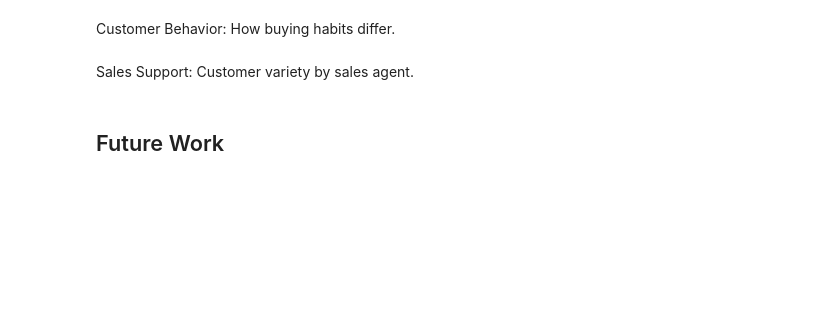
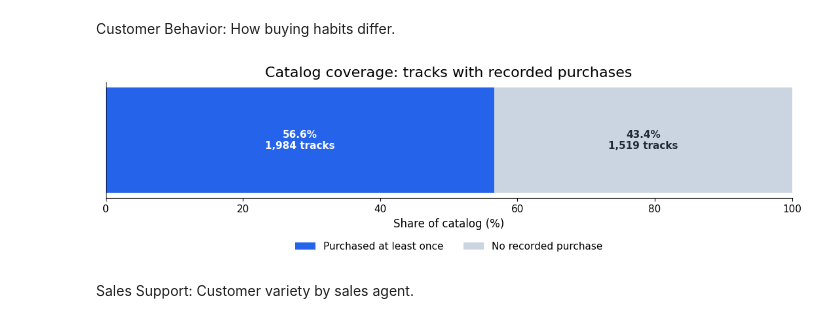
Before and after one commit to cnmi-ds-22/efitznm___Data-Science-Portfolio-C22, a Jupyter notebook: Modules/Module_3_SQL/Projects/Instructions/Project.3-SQL/SQL_1_Chinook_Phase_4.ipynb, the cells around one changed output. Saved outputs shown, nothing was run; the diff lists cells and outputs as text; code cells hidden in the pictures; blank space fills up the shorter version.

```diff
--- a/Modules/Module_3_SQL/Projects/Instructions/Project.3-SQL/SQL_1_Chinook_Phase_4.ipynb
+++ b/Modules/Module_3_SQL/Projects/Instructions/Project.3-SQL/SQL_1_Chinook_Phase_4.ipynb
@@ -475,6 +590,77 @@ The Catalog: What sells and what doesn't?
 # %% [markdown]
 Customer Behavior: How buying habits differ.
+# %%
+query = """
+WITH purchased_tracks AS (
+    SELECT DISTINCT TrackId
+    FROM invoice_items
+)
+SELECT
+    COUNT(pt.TrackId) AS PurchasedTracks,
+    COUNT(*) - COUNT(pt.TrackId) AS NeverPurchasedTracks
+FROM tracks AS t
+LEFT JOIN purchased_tracks AS pt
+    ON pt.TrackId = t.TrackId;
+"""
+
+catalog = pd.read_sql_query(query, conn)
+
+purchased = int(catalog.loc[0, "PurchasedTracks"])
+never_purchased = int(catalog.loc[0, "NeverPurchasedTracks"])
+total = purchased + never_purchased
+
+if total == 0:
+    print("There are no catalog tracks to plot.")
+else:
+    counts = [purchased, never_purchased]
+    labels = ["Purchased at least once", "No recorded purchase"]
+    colors = ["#2563EB", "#CBD5E1"]
+
+    fig, ax = plt.subplots(figsize=(11, 3.5))
+    left = 0
+
+    for count, label, color in zip(counts, labels, colors):
+        percentage = 100 * count / total
+
+        ax.barh(
+            0,
+            percentage,
+            left=left,
+            color=color,
+            height=0.5,
+            label=label
+        )
+
+        if percentage > 0:
+            ax.text(
+                left + percentage / 2,
+                0,
+                f"{percentage:.1f}%\n{count:,} tracks",
+                ha="center",
+                va="center",
+                color="white" if color == "#2563EB" else "#1F2937",
+                fontweight="bold"
+            )
+
+        left += percentage
+
+    ax.set(
+        title="Catalog coverage: tracks with recorded purchases",
+        xlabel="Share of catalog (%)",
+        xlim=(0, 100),
+        yticks=[]
+    )
+
+    ax.legend(
+        loc="upper center",
+        bbox_to_anchor=(0.5, -0.3),
+        ncol=2,
+        frameon=False
+    )
+
+    plt.tight_layout()
+    plt.show()
+# %% [output]
+[figure, added]
 # %% [markdown]
 Sales Support: Customer variety by sales agent.
-# %% [markdown]
-## Future Work
```
Also changed, not shown: parts of 8 cells of this notebook.
